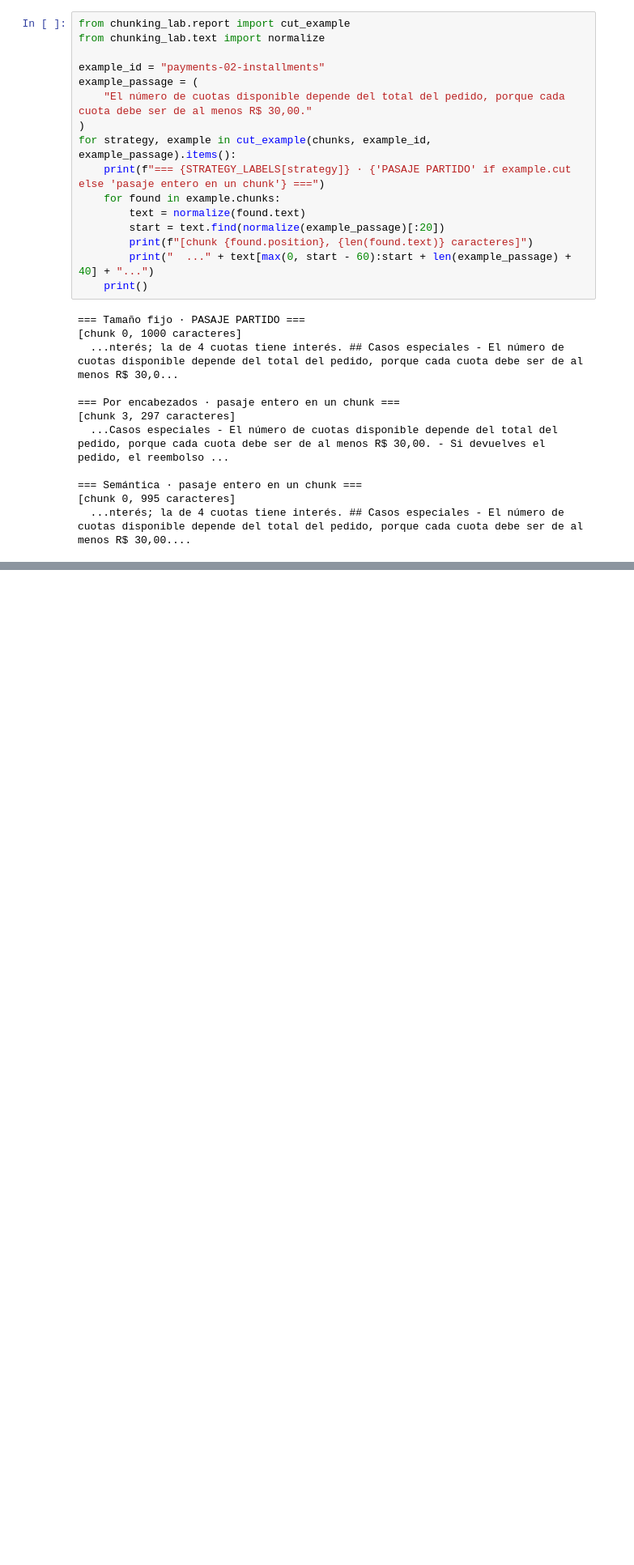
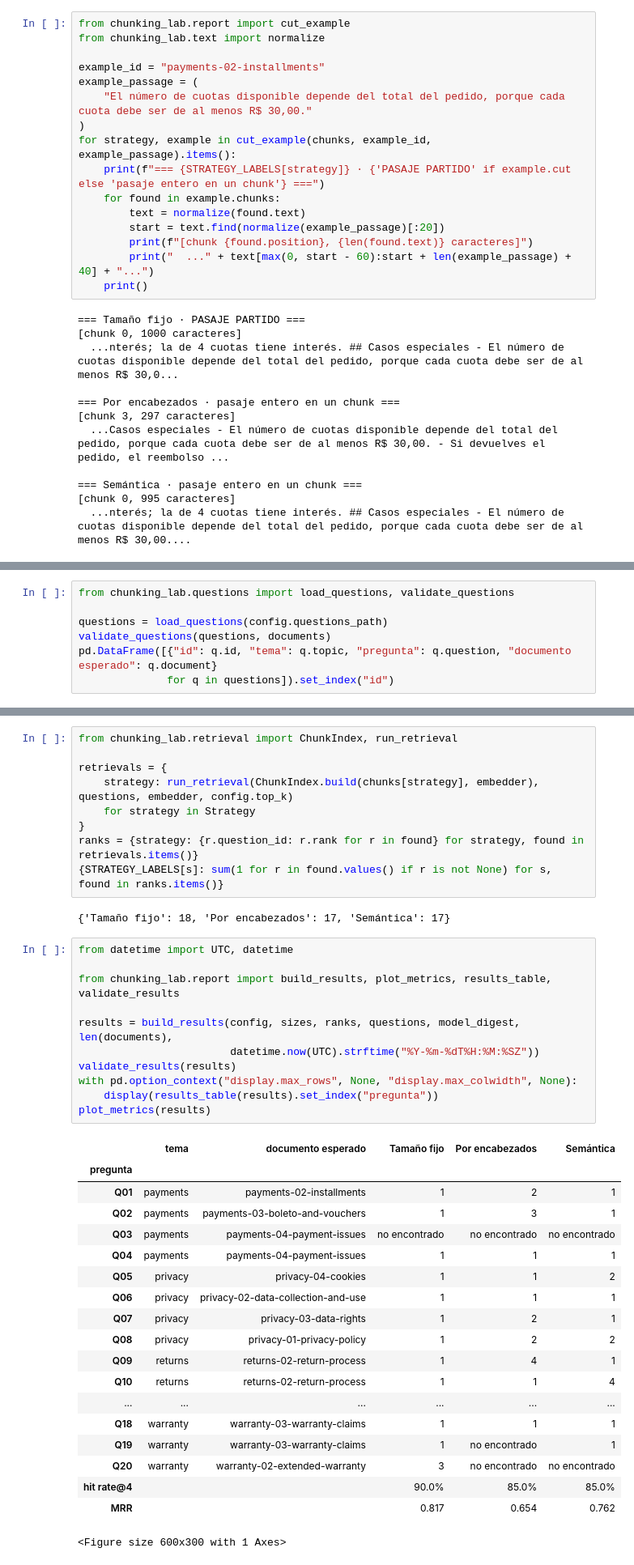
Before and after one commit to leandroAmariles/shoplab-helpdesk, a Jupyter notebook: notebooks/chunking-strategies.ipynb, the cells around one changed output, grey strips where cells are left out. Shown at 81% size. Drawn from its saved outputs; the diff is of its cells as text; blank space fills up the shorter version.

Commit message:
feat(notebooks): [LAB-26] add the 20 test questions, retrieval metrics and results table
Co-Authored-By: Claude Opus 5.5 <noreply@anthropic.com>

```diff
--- a/notebooks/chunking-strategies.ipynb
+++ b/notebooks/chunking-strategies.ipynb
@@ -163,0 +173,7 @@ for strategy, example in cut_example(chunks, example_id, example_passage).items(
+# %%
+from chunking_lab.questions import load_questions, validate_questions
+
+questions = load_questions(config.questions_path)
+validate_questions(questions, documents)
+pd.DataFrame([{"id": q.id, "tema": q.topic, "pregunta": q.question, "documento esperado": q.document}
+              for q in questions]).set_index("id")
@@ -163,0 +211,42 @@ for strategy, example in cut_example(chunks, example_id, example_passage).items(
+# %%
+from chunking_lab.retrieval import ChunkIndex, run_retrieval
+
+retrievals = {
+    strategy: run_retrieval(ChunkIndex.build(chunks[strategy], embedder), questions, embedder, config.top_k)
+    for strategy in Strategy
+}
+ranks = {strategy: {r.question_id: r.rank for r in found} for strategy, found in retrievals.items()}
+{STRATEGY_LABELS[s]: sum(1 for r in found.values() if r is not None) for s, found in ranks.items()}
+# %% [output]
+{'Tamaño fijo': 18, 'Por encabezados': 17, 'Semántica': 17}
+# %%
+from datetime import UTC, datetime
+
+from chunking_lab.report import build_results, plot_metrics, results_table, validate_results
+
+results = build_results(config, sizes, ranks, questions, model_digest, len(documents),
+                        datetime.now(UTC).strftime("%Y-%m-%dT%H:%M:%SZ"))
+validate_results(results)
+with pd.option_context("display.max_rows", None, "display.max_colwidth", None):
+    display(results_table(results).set_index("pregunta"))
+plot_metrics(results)
+# %% [output]
+|  | tema | documento esperado | Tamaño fijo | Por encabezados | Semántica |
+| pregunta |  |  |  |  |  |
+| Q01 | payments | payments-02-installments | 1 | 2 | 1 |
+| Q02 | payments | payments-03-boleto-and-vouchers | 1 | 3 | 1 |
+| Q03 | payments | payments-04-payment-issues | no encontrado | no encontrado | no encontrado |
+| Q04 | payments | payments-04-payment-issues | 1 | 1 | 1 |
+| Q05 | privacy | privacy-04-cookies | 1 | 1 | 2 |
+| Q06 | privacy | privacy-02-data-collection-and-use | 1 | 1 | 1 |
+| Q07 | privacy | privacy-03-data-rights | 1 | 2 | 1 |
+| Q08 | privacy | privacy-01-privacy-policy | 1 | 2 | 2 |
+| Q09 | returns | returns-02-return-process | 1 | 4 | 1 |
+| Q10 | returns | returns-02-return-process | 1 | 1 | 4 |
+| ... | ... | ... | ... | ... | ... |
+| Q18 | warranty | warranty-03-warranty-claims | 1 | 1 | 1 |
+| Q19 | warranty | warranty-03-warranty-claims | 1 | no encontrado | 1 |
+| Q20 | warranty | warranty-02-extended-warranty | 3 | no encontrado | no encontrado |
+| hit rate@4 |  |  | 90.0% | 85.0% | 85.0% |
+| MRR |  |  | 0.817 | 0.654 | 0.762 |
+<Figure size 600x300 with 1 Axes>
```
Also changed, not shown: parts of 5 cells of this notebook, 10 other files.
